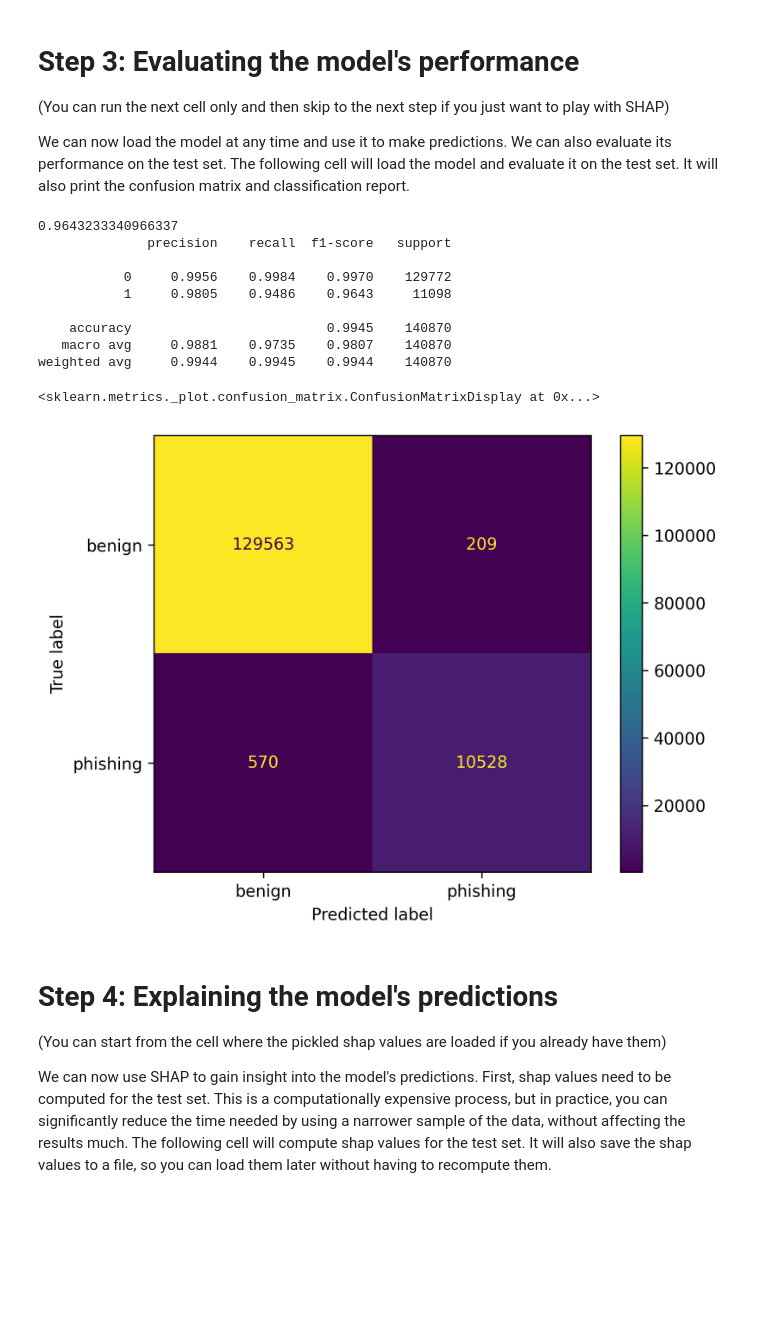
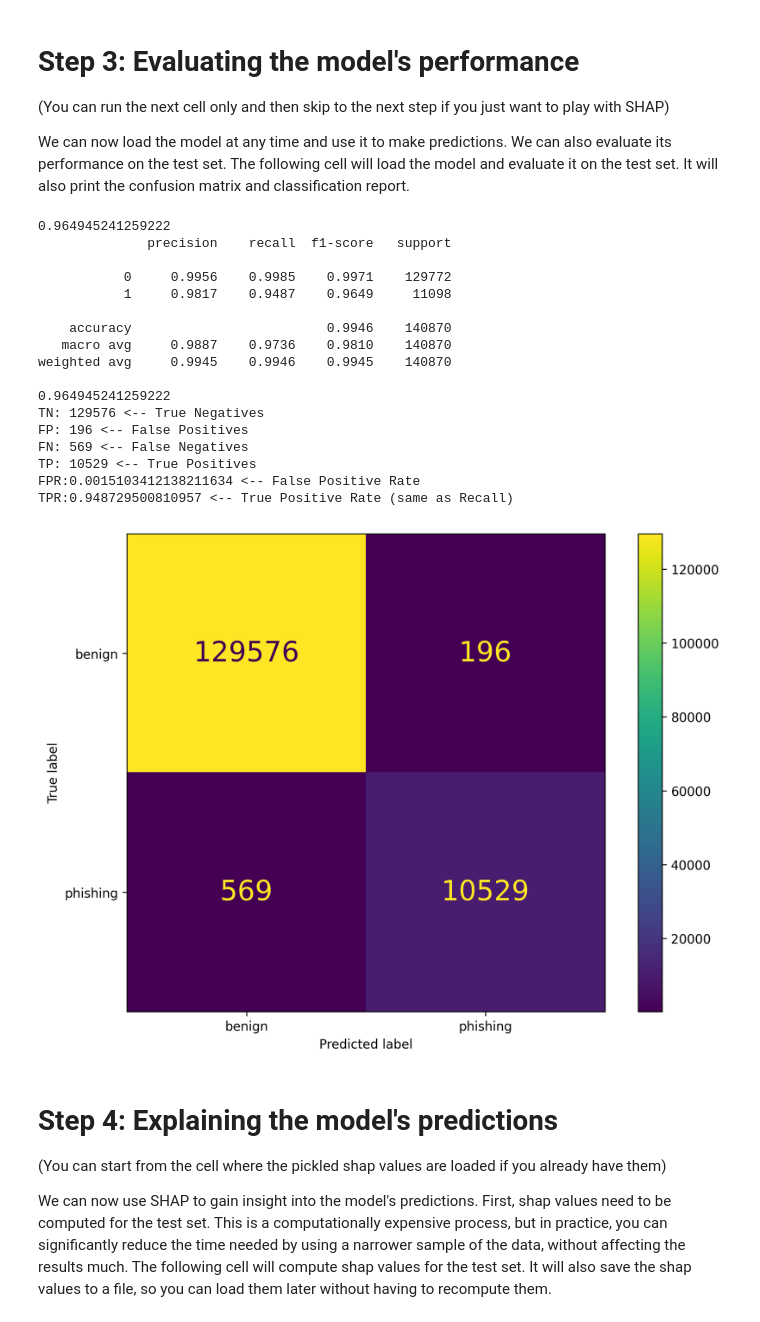
Before and after one commit to OviOvocny/dr-playground, a Jupyter notebook: NOMS-Playground.ipynb, the cells around one changed output. Drawn from its saved outputs; the diff is of its cells as text; code cells hidden in the pictures; blank space fills up the shorter version.

```diff
--- a/NOMS-Playground.ipynb
+++ b/NOMS-Playground.ipynb
@@ -201,21 +185,21 @@ X_train, X_test, y_train, y_test = train_test_split(
 from xgboost import XGBClassifier
 # uncomment the two disabled lines to use GPU
 params = {
-    "max_depth": 9,
-    "eta": 0.15,
+    "max_depth": 10,
+    "eta": 0.11,
     "objective": "binary:logistic",
     "tree_method": "gpu_hist",
-    "min_child_weight": 2.0,
-    "subsample": 0.6,
+    "min_child_weight": 1.1,
+    "subsample": 0.9,
     "sampling_method": "gradient_based",
     "alpha": 0,
-    "gamma": 0.1,
+    "gamma": 0.2,
     "lambda": 1.0,
     "max_delta_step": 0,
-    "grow_policy": "lossguide",
-    "max_bin": 512,
+    "grow_policy": "depthwise",
+    "max_bin": 1024,
 }
-trees = 270
+trees = 285
 
 model = XGBClassifier(
   **params,
@@ -384,24 +391,57 @@ model = pickle.load(open("xgboost_model.pickle.dat", "rb"))
 # %%
 predicted = model.predict(X_test)
 
-from sklearn.metrics import f1_score
+from sklearn.metrics import f1_score, confusion_matrix
 print(f1_score(y_test, predicted))
 
-from sklearn.metrics import classification_report, ConfusionMatrixDisplay
+import matplotlib.pyplot as plt
+plt.rcParams["figure.figsize"] = [8, 6]
+plt.rcParams["figure.autolayout"] = True
+plt.rcParams["figure.dpi"] = 300
+
+from sklearn.metrics import classification_report, ConfusionMatrixDisplay, det_curve
 print(classification_report(y_test, predicted, digits=4))
-ConfusionMatrixDisplay.from_estimator(model, X_test, y_test, display_labels=['benign', 'phishing'], values_format='d')
+
+f1 = f1_score(y_test, predicted)
+print(f1)
+
+conf_matrix = confusion_matrix(y_test, predicted)
+tn, fp, fn, tp = conf_matrix.ravel()
+
+# Calculate False Positive Rate (FPR)
+fpr = fp / (fp + tn)
+tpr = tp / (tp + fn)
+
+print("TN: " + str(tn) + " <-- True Negatives")
+print("FP: " + str(fp) + " <-- False Positives")
+print("FN: " + str(fn) + " <-- False Negatives")
+print("TP: " + str(tp) + " <-- True Positives")
+
+print("FPR:" + str(fpr) + " <-- False Positive Rate")
+print("TPR:" + str(tpr) + " <-- True Positive Rate (same as Recall)")
+
+
+ConfusionMatrixDisplay.from_estimator(model, X_test, y_test, text_kw={'fontsize': 22}, display_labels=['benign', 'phishing'], values_format='d')
+plt.savefig("cfm_noms.pdf")
 # %% [output]
-0.9643233340966337
+0.964945241259222
               precision    recall  f1-score   support
 
-           0     0.9956    0.9984    0.9970    129772
-           1     0.9805    0.9486    0.9643     11098
+           0     0.9956    0.9985    0.9971    129772
+           1     0.9817    0.9487    0.9649     11098
 
-    accuracy                         0.9945    140870
-   macro avg     0.9881    0.9735    0.9807    140870
-weighted avg     0.9944    0.9945    0.9944    140870
+    accuracy                         0.9946    140870
+   macro avg     0.9887    0.9736    0.9810    140870
+weighted avg     0.9945    0.9946    0.9945    140870
+
+0.964945241259222
+TN: 129576 <-- True Negatives
+FP: 196 <-- False Positives
+FN: 569 <-- False Negatives
+TP: 10529 <-- True Positives
+FPR:0.0015103412138211634 <-- False Positive Rate
+TPR:0.948729500810957 <-- True Positive Rate (same as Recall)
-<sklearn.metrics._plot.confusion_matrix.ConfusionMatrixDisplay at 0x...>
-[figure, old version]
+[figure, new version]
 # %% [markdown]
 # Step 4: Explaining the model's predictions
 (You can start from the cell where the pickled shap values are loaded if you already have them)
```
Also changed, not shown: parts of 6 cells of this notebook.
